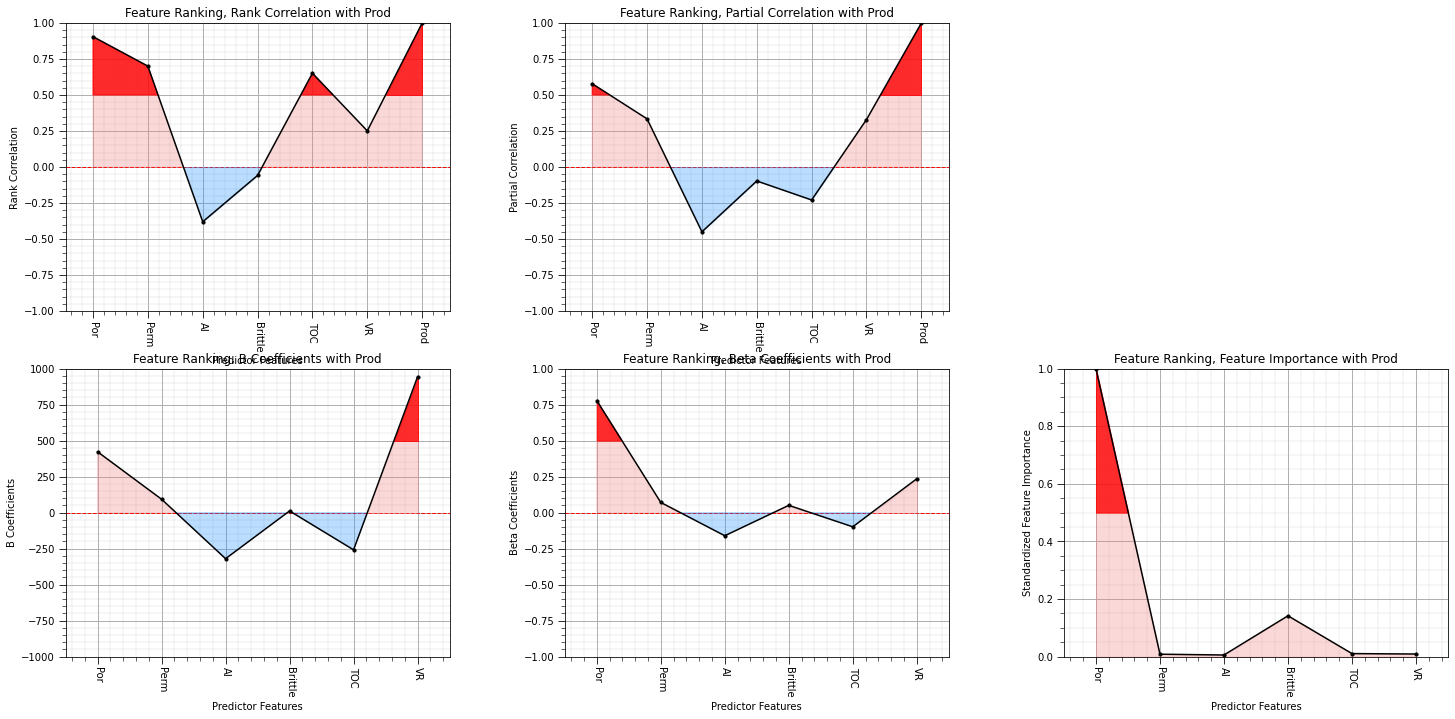
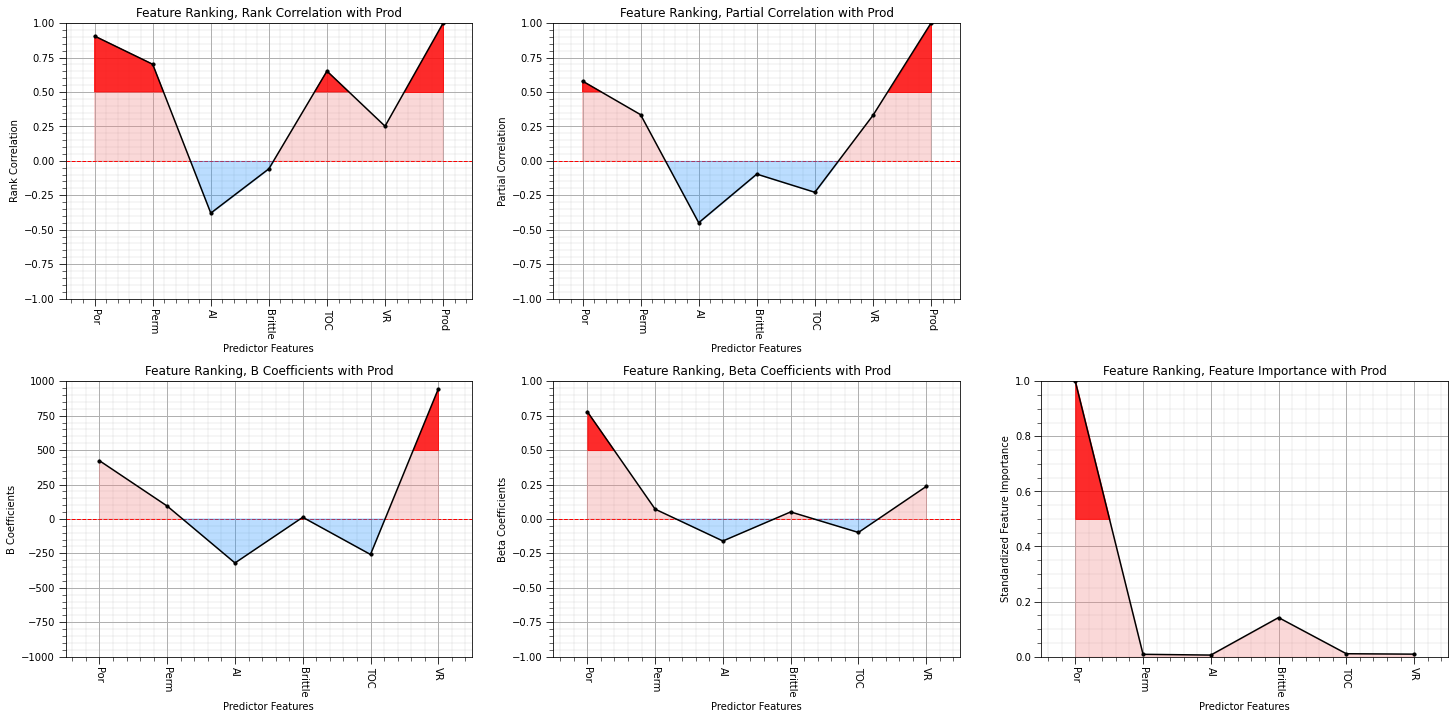
Unified diff of the notebook cell whose output changed from the first chart to the second:
--- before
+++ after
@@ -14,3 +14,3 @@
 feature_rank_plot(pred,importance_rank_stand,0.0,1.0,0.0,'Feature Ranking, Feature Importance with ' + resp,'Standardized Feature Importance',0.5)
 
-plt.subplots_adjust(left=0.0, bottom=0.0, right=3.2, top=2.2, wspace=0.3, hspace=0.2); plt.show()
+plt.subplots_adjust(left=0.0, bottom=0.0, right=3.2, top=2.2, wspace=0.2, hspace=0.3); plt.show()

Commit: improved ANN